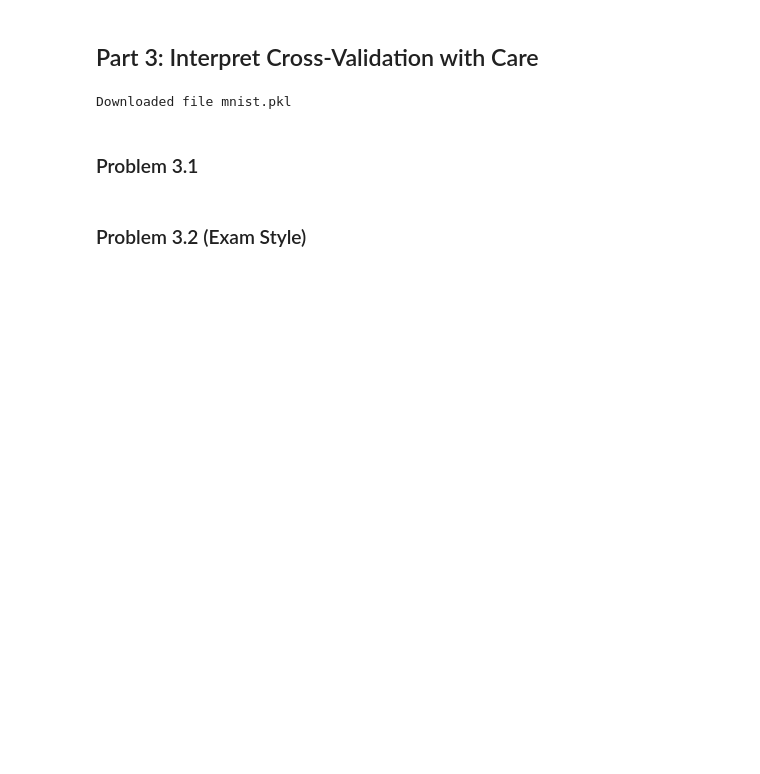
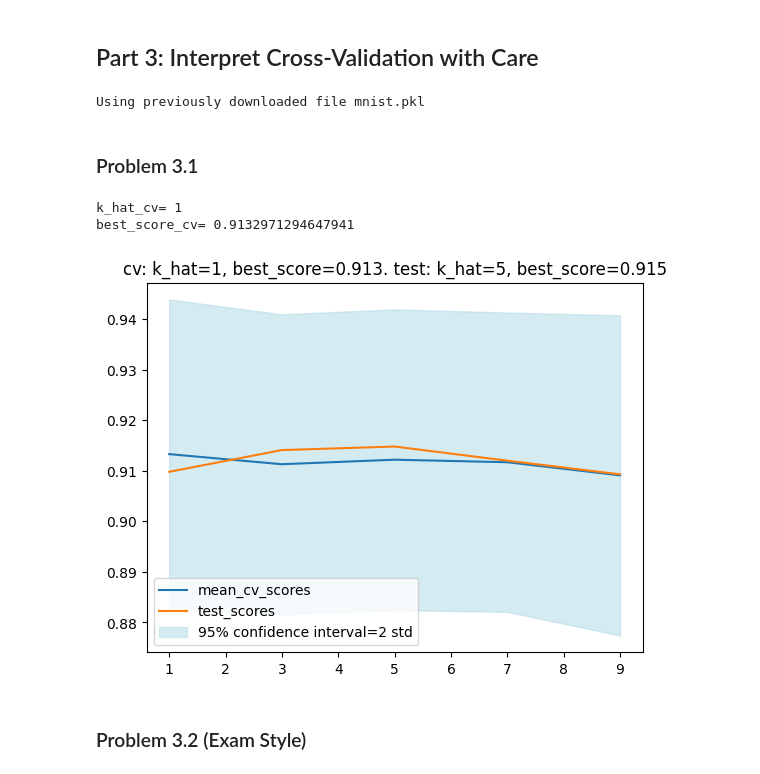
Before and after one commit to glianx/cs371, a Jupyter notebook: hw5/gordon.ipynb, the cells around one changed output. Drawn from its saved outputs; the diff is of its cells as text; code cells hidden in the pictures; blank space fills up the shorter version.

```diff
--- a/hw5/gordon.ipynb
+++ b/hw5/gordon.ipynb
@@ -288,9 +306,54 @@ file_name = 'mnist.pkl'
 retrieve(file_name)
 with open(file_name, 'rb') as file:
     mnist = pickle.load(file)
+tx, ty = mnist['train']['x'],mnist['train']['y']
+sx, sy = mnist['test']['x'],mnist['test']['y']
 # %% [output]
-Downloaded file mnist.pkl
+Using previously downloaded file mnist.pkl
 # %% [markdown]
 ### Problem 3.1
+# %%
+ks = [1,3,5,7,9]
+knn = sklearn.neighbors.KNeighborsClassifier()
+gridsearch = sklearn.model_selection.GridSearchCV(knn, {"n_neighbors": ks}, cv=30)
+gridsearch.fit(tx,ty)
+
+k_hat_cv = gridsearch.best_params_['n_neighbors']
+best_score_cv = gridsearch.best_score_
+print("k_hat_cv=", k_hat_cv)
+print("best_score_cv=", best_score_cv)
+# %% [output]
+k_hat_cv= 1
+best_score_cv= 0.9132971294647941
+# %%
+test_scores = []
+for k in ks:
+    knn = sklearn.neighbors.KNeighborsClassifier(n_neighbors=k)
+    knn.fit(tx,ty)
+    score = knn.score(sx,sy)
+    test_scores.append(score)
+
+best_score_test = max(test_scores)
+k_hat_test = ks[test_scores.index(best_score_test)]
+# %%
+### 95% confidence is 2 standard deviations
+### see https://en.wikipedia.org/wiki/Standard_deviation
+
+mean_cv_scores = gridsearch.cv_results_['mean_test_score']
+std_cv_scores = gridsearch.cv_results_['std_test_score']
+
+plt.plot(ks, mean_cv_scores, label="mean_cv_scores")
+plt.plot(ks, test_scores, label="test_scores")
+plt.fill_between(
+    ks,
+    mean_cv_scores-2*std_cv_scores,
+    mean_cv_scores+2*std_cv_scores,
+    label='95% confidence interval=2 std',
+    color='lightblue', alpha=0.5)
+plt.legend()
+plt.title(f"cv: k_hat={k_hat_cv}, best_score={round(best_score_cv,3)}. test: k_hat={k_hat_test}, best_score={round(best_score_test,3)}")
+plt.show()
+# %% [output]
+[figure, added]
 # %% [markdown]
 ### Problem 3.2 (Exam Style)
```
Also changed, not shown: parts of 3 cells of this notebook.
